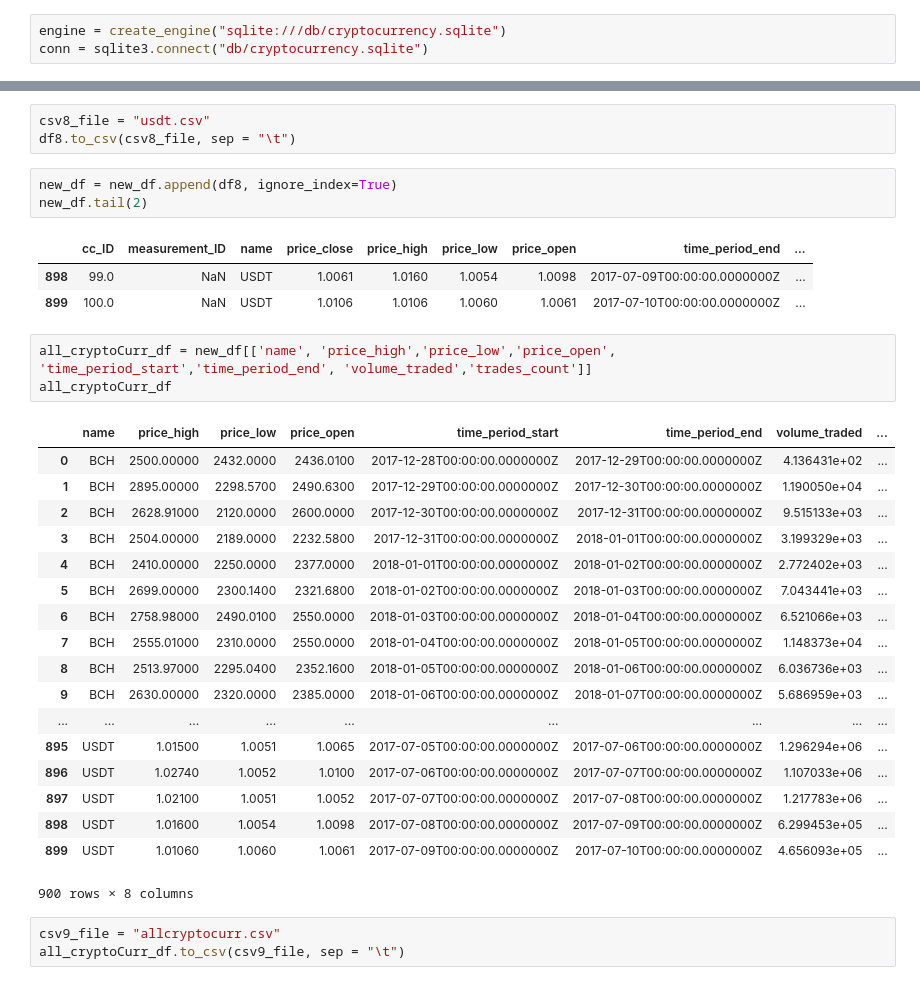
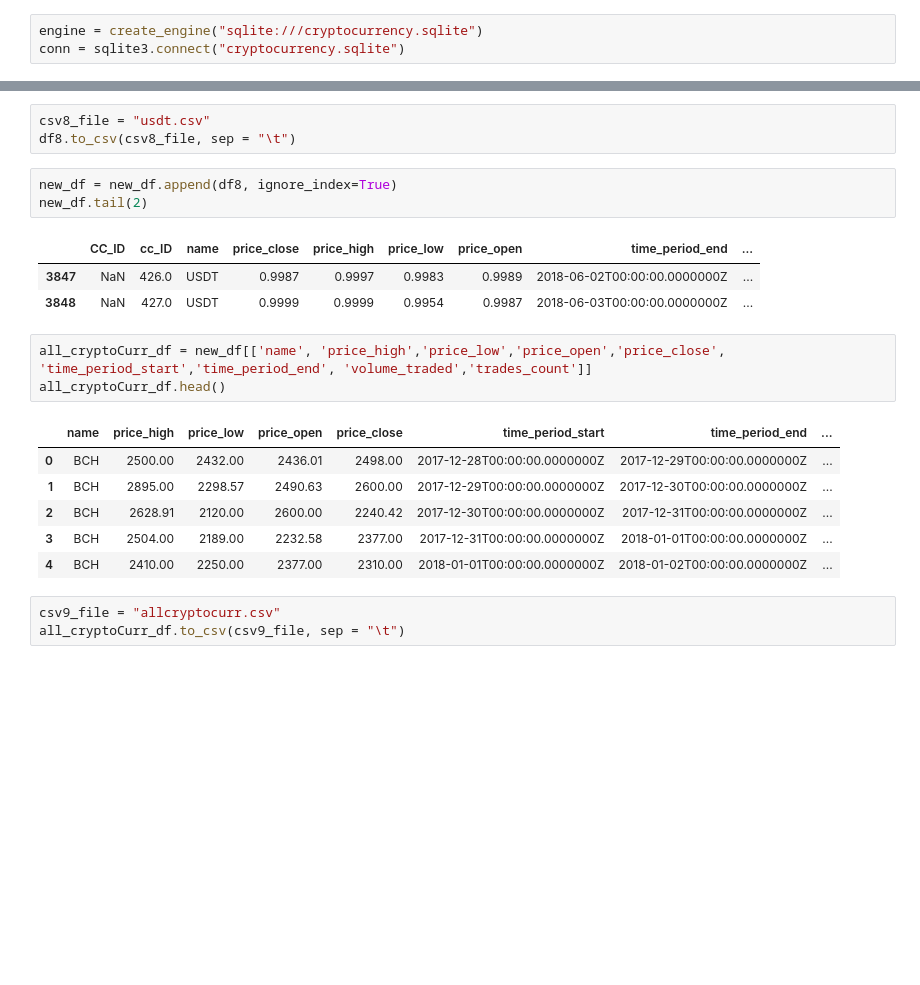
Before and after one commit to lgidugu/cryptographs, a Jupyter notebook: datawhouse/csvexport.ipynb, the cells around one changed output, grey strips where cells are left out. Saved outputs shown, nothing was run; the diff lists cells and outputs as text; blank space fills up the shorter version.

```diff
--- a/datawhouse/csvexport.ipynb
+++ b/datawhouse/csvexport.ipynb
@@ -6,8 +6,8 @@ import sqlite3
 import sqlalchemy
 from sqlalchemy import create_engine, MetaData
 # %%
-engine = create_engine("sqlite:///db/cryptocurrency.sqlite")
-conn = sqlite3.connect("db/cryptocurrency.sqlite")
+engine = create_engine("sqlite:///cryptocurrency.sqlite")
+conn = sqlite3.connect("cryptocurrency.sqlite")
 # %%
 df = pd.read_sql_query("select * from bch", conn)
 # %%
@@ -170,31 +198,19 @@ df8.to_csv(csv8_file, sep = "\t")
 new_df = new_df.append(df8, ignore_index=True)
 new_df.tail(2)
 # %% [output]
-|  | cc_ID | measurement_ID | name | price_close | price_high | price_low | price_open | time_period_end | ... |
-| 898 | 99.0 | NaN | USDT | 1.0061 | 1.0160 | 1.0054 | 1.0098 | 2017-07-09T00:00:00.0000000Z | ... |
-| 899 | 100.0 | NaN | USDT | 1.0106 | 1.0106 | 1.0060 | 1.0061 | 2017-07-10T00:00:00.0000000Z | ... |
+|  | CC_ID | cc_ID | name | price_close | price_high | price_low | price_open | time_period_end | ... |
+| 3847 | NaN | 426.0 | USDT | 0.9987 | 0.9997 | 0.9983 | 0.9989 | 2018-06-02T00:00:00.0000000Z | ... |
+| 3848 | NaN | 427.0 | USDT | 0.9999 | 0.9999 | 0.9954 | 0.9987 | 2018-06-03T00:00:00.0000000Z | ... |
 # %%
-all_cryptoCurr_df = new_df[['name', 'price_high','price_low','price_open', 'time_period_start','time_period_end', 'volume_traded','trades_count']]
-all_cryptoCurr_df
+all_cryptoCurr_df = new_df[['name', 'price_high','price_low','price_open','price_close', 'time_period_start','time_period_end', 'volume_traded','trades_count']]
+all_cryptoCurr_df.head()
 # %% [output]
-|  | name | price_high | price_low | price_open | time_period_start | time_period_end | volume_traded | ... |
-| 0 | BCH | 2500.00000 | 2432.0000 | 2436.0100 | 2017-12-28T00:00:00.0000000Z | 2017-12-29T00:00:00.0000000Z | 4.136431e+02 | ... |
-| 1 | BCH | 2895.00000 | 2298.5700 | 2490.6300 | 2017-12-29T00:00:00.0000000Z | 2017-12-30T00:00:00.0000000Z | 1.190050e+04 | ... |
-| 2 | BCH | 2628.91000 | 2120.0000 | 2600.0000 | 2017-12-30T00:00:00.0000000Z | 2017-12-31T00:00:00.0000000Z | 9.515133e+03 | ... |
-| 3 | BCH | 2504.00000 | 2189.0000 | 2232.5800 | 2017-12-31T00:00:00.0000000Z | 2018-01-01T00:00:00.0000000Z | 3.199329e+03 | ... |
-| 4 | BCH | 2410.00000 | 2250.0000 | 2377.0000 | 2018-01-01T00:00:00.0000000Z | 2018-01-02T00:00:00.0000000Z | 2.772402e+03 | ... |
-| 5 | BCH | 2699.00000 | 2300.1400 | 2321.6800 | 2018-01-02T00:00:00.0000000Z | 2018-01-03T00:00:00.0000000Z | 7.043441e+03 | ... |
-| 6 | BCH | 2758.98000 | 2490.0100 | 2550.0000 | 2018-01-03T00:00:00.0000000Z | 2018-01-04T00:00:00.0000000Z | 6.521066e+03 | ... |
-| 7 | BCH | 2555.01000 | 2310.0000 | 2550.0000 | 2018-01-04T00:00:00.0000000Z | 2018-01-05T00:00:00.0000000Z | 1.148373e+04 | ... |
-| 8 | BCH | 2513.97000 | 2295.0400 | 2352.1600 | 2018-01-05T00:00:00.0000000Z | 2018-01-06T00:00:00.0000000Z | 6.036736e+03 | ... |
-| 9 | BCH | 2630.00000 | 2320.0000 | 2385.0000 | 2018-01-06T00:00:00.0000000Z | 2018-01-07T00:00:00.0000000Z | 5.686959e+03 | ... |
-| ... | ... | ... | ... | ... | ... | ... | ... | ... |
-| 895 | USDT | 1.01500 | 1.0051 | 1.0065 | 2017-07-05T00:00:00.0000000Z | 2017-07-06T00:00:00.0000000Z | 1.296294e+06 | ... |
-| 896 | USDT | 1.02740 | 1.0052 | 1.0100 | 2017-07-06T00:00:00.0000000Z | 2017-07-07T00:00:00.0000000Z | 1.107033e+06 | ... |
-| 897 | USDT | 1.02100 | 1.0051 | 1.0052 | 2017-07-07T00:00:00.0000000Z | 2017-07-08T00:00:00.0000000Z | 1.217783e+06 | ... |
-| 898 | USDT | 1.01600 | 1.0054 | 1.0098 | 2017-07-08T00:00:00.0000000Z | 2017-07-09T00:00:00.0000000Z | 6.299453e+05 | ... |
-| 899 | USDT | 1.01060 | 1.0060 | 1.0061 | 2017-07-09T00:00:00.0000000Z | 2017-07-10T00:00:00.0000000Z | 4.656093e+05 | ... |
+|  | name | price_high | price_low | price_open | price_close | time_period_start | time_period_end | ... |
+| 0 | BCH | 2500.00 | 2432.00 | 2436.01 | 2498.00 | 2017-12-28T00:00:00.0000000Z | 2017-12-29T00:00:00.0000000Z | ... |
+| 1 | BCH | 2895.00 | 2298.57 | 2490.63 | 2600.00 | 2017-12-29T00:00:00.0000000Z | 2017-12-30T00:00:00.0000000Z | ... |
+| 2 | BCH | 2628.91 | 2120.00 | 2600.00 | 2240.42 | 2017-12-30T00:00:00.0000000Z | 2017-12-31T00:00:00.0000000Z | ... |
+| 3 | BCH | 2504.00 | 2189.00 | 2232.58 | 2377.00 | 2017-12-31T00:00:00.0000000Z | 2018-01-01T00:00:00.0000000Z | ... |
+| 4 | BCH | 2410.00 | 2250.00 | 2377.00 | 2310.00 | 2018-01-01T00:00:00.0000000Z | 2018-01-02T00:00:00.0000000Z | ... |
-900 rows × 8 columns
 # %%
 csv9_file = "allcryptocurr.csv"
 all_cryptoCurr_df.to_csv(csv9_file, sep = "\t")
```
Also changed, not shown: parts of 11 cells of this notebook, 2 other files.
